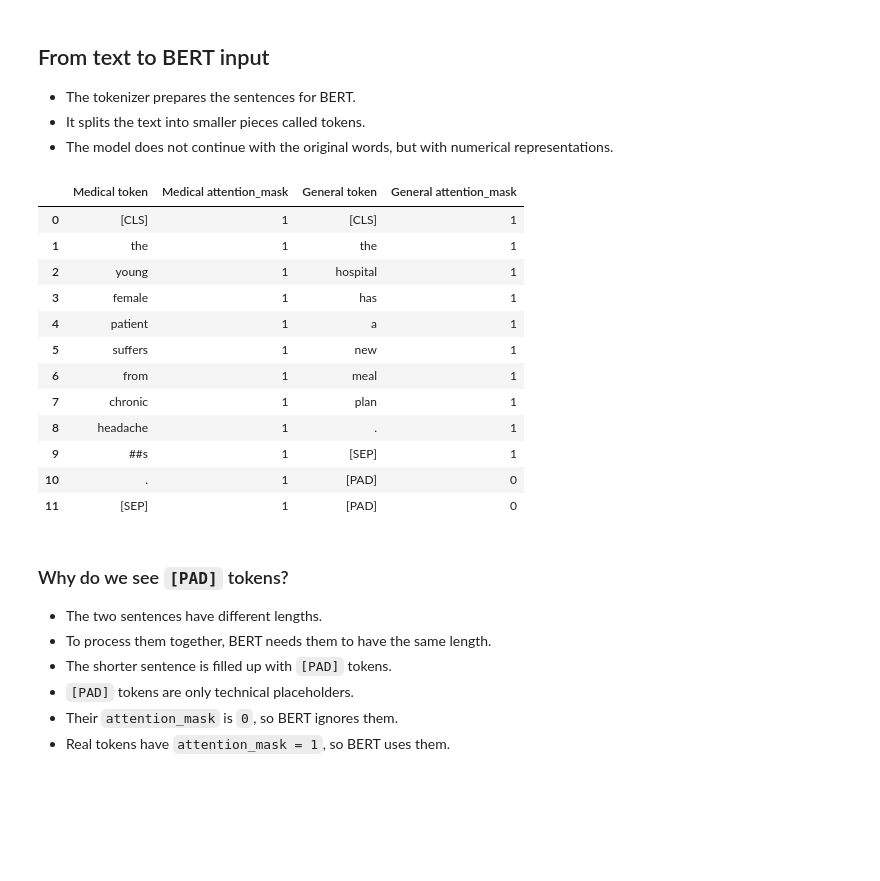
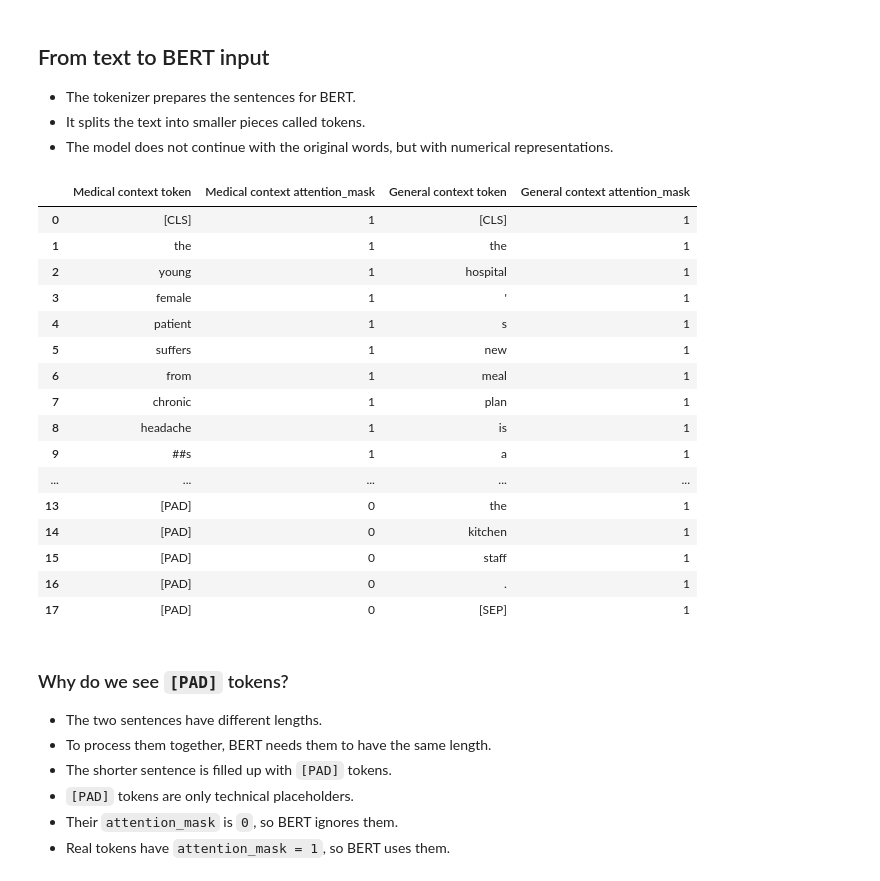
Before and after one commit to Data-Science-Group-Attoworld/explainable_dl_for_unstructured_data, a Jupyter notebook: nlp_explainabilty/bert_finetuning.ipynb, the cells around one changed output. Cells and saved outputs as stored; diff of their text form; code cells hidden in the pictures; blank space fills up the shorter version.

Commit message:
context difference with headache

```diff
--- a/nlp_explainabilty/bert_finetuning.ipynb
+++ b/nlp_explainabilty/bert_finetuning.ipynb
@@ -152,37 +183,41 @@ Final prediction: 1 (Medical Condition)
 # %%
 dfs = []
 
 for i, name in enumerate(sentence_names):
-    input_ids = encoding["input_ids"][i].tolist()
-    attention_mask = encoding["attention_mask"][i].tolist()
-    tokens = tokenizer.convert_ids_to_tokens(input_ids)
+    input_ids_one = test_input_ids[i].cpu().tolist()
+    attention_mask_one = test_attention_mask[i].cpu().tolist()
+    tokens = test_tokens_by_sentence[i]
 
     df_i = pd.DataFrame(
         {
             f"{name} token": tokens,
-            f"{name} attention_mask": attention_mask,
+            f"{name} attention_mask": attention_mask_one,
         }
     )
 
     dfs.append(df_i)
 
-comparison_df = pd.concat(dfs, axis=1)
+token_table = pd.concat(dfs, axis=1)
 
-comparison_df
+token_table
 # %% [output]
-|  | Medical token | Medical attention_mask | General token | General attention_mask |
+|  | Medical context token | Medical context attention_mask | General context token | General context attention_mask |
 | 0 | [CLS] | 1 | [CLS] | 1 |
 | 1 | the | 1 | the | 1 |
 | 2 | young | 1 | hospital | 1 |
-| 3 | female | 1 | has | 1 |
-| 4 | patient | 1 | a | 1 |
+| 3 | female | 1 | ' | 1 |
+| 4 | patient | 1 | s | 1 |
 | 5 | suffers | 1 | new | 1 |
 | 6 | from | 1 | meal | 1 |
 | 7 | chronic | 1 | plan | 1 |
-| 8 | headache | 1 | . | 1 |
-| 9 | ##s | 1 | [SEP] | 1 |
-| 10 | . | 1 | [PAD] | 0 |
-| 11 | [SEP] | 1 | [PAD] | 0 |
+| 8 | headache | 1 | is | 1 |
+| 9 | ##s | 1 | a | 1 |
+| ... | ... | ... | ... | ... |
+| 13 | [PAD] | 0 | the | 1 |
+| 14 | [PAD] | 0 | kitchen | 1 |
+| 15 | [PAD] | 0 | staff | 1 |
+| 16 | [PAD] | 0 | . | 1 |
+| 17 | [PAD] | 0 | [SEP] | 1 |
 # %% [markdown]
 ### Why do we see `[PAD]` tokens?
 
```
Also changed, not shown: parts of 22 cells of this notebook, 1 other file.
